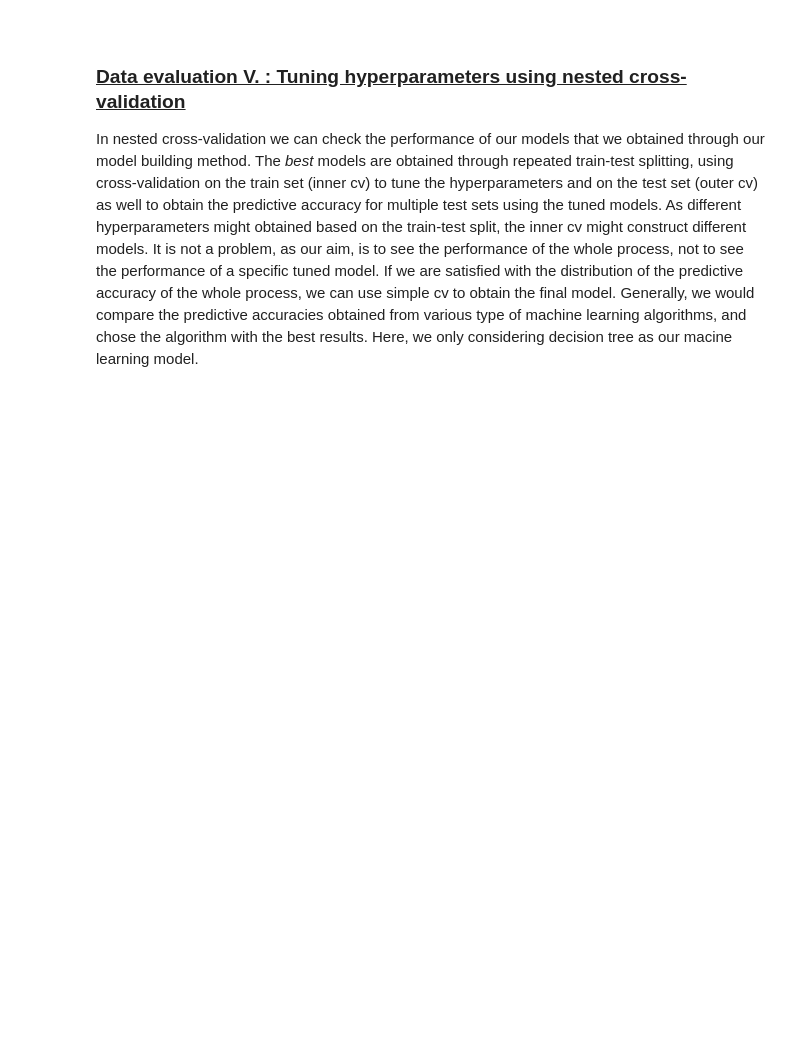
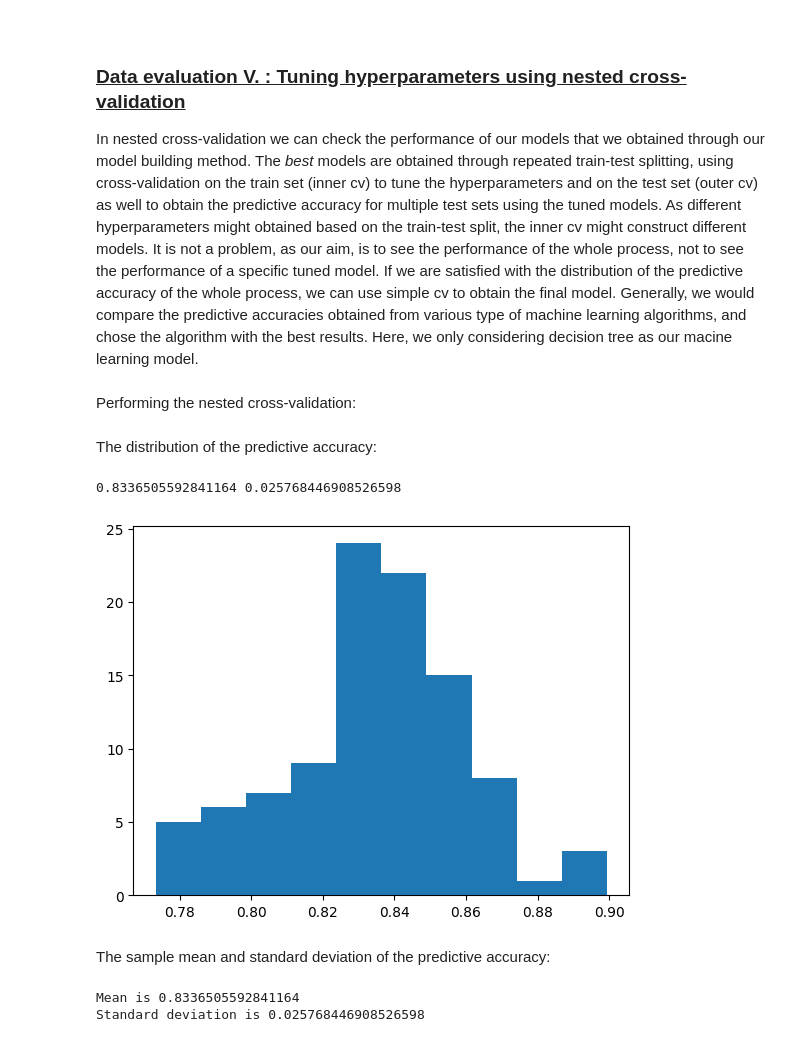
Before and after one commit to MMateo1120/machine_learning_tutorials, a Jupyter notebook: decision_tree.ipynb, the cells around one changed output. Saved outputs shown, nothing was run; the diff lists cells and outputs as text; code cells hidden in the pictures; blank space fills up the shorter version.

```diff
--- a/decision_tree.ipynb
+++ b/decision_tree.ipynb
@@ -780,3 +781,51 @@ plt.show()
 ### <ins>Data evaluation V. : Tuning hyperparameters using nested cross-validation<ins>
 
 In nested cross-validation we can check the performance of our models that we obtained through our model building method. The *best* models are obtained through repeated train-test splitting, using cross-validation on the train set (inner cv) to tune the hyperparameters and on the test set (outer cv) as well to obtain the predictive accuracy for multiple test sets using the tuned models. As different hyperparameters might obtained based on the train-test split, the inner cv might construct different models. It is not a problem, as our aim, is to see the performance of the whole process, not to see the performance of a specific tuned model. If we are satisfied with the distribution of the predictive accuracy of the whole process, we can use simple cv to obtain the final model. Generally, we would compare the predictive accuracies obtained from various type of machine learning algorithms, and chose the algorithm with the best results. Here, we only considering decision tree as our macine learning model.
+# %% [markdown]
+Performing the nested cross-validation:
+# %%
+from sklearn.model_selection import RepeatedKFold
+
+param_grid = {
+    "min_samples_split": [5, 10, 30, 50, 100],
+    "max_depth": [1, 2, 3, 4, 5, 6, 7],
+    "min_samples_leaf": [2, 4, 6, 8, 10, 20, 50],
+}
+best_params = []
+best_scores = []
+best_pred_scores = []
+
+
+outer_cv = RepeatedKFold(n_repeats=20, n_splits=5, random_state=111)
+
+for train, test in outer_cv.split(X, y):
+    X_train, y_train = X.loc[train], y.loc[train]
+    X_test, y_test = X.loc[test], y.loc[test]
+    inner_cv = KFold(n_splits=5, shuffle=True, random_state=111)
+    clf = tree.DecisionTreeClassifier(random_state=111)
+    grid_search = GridSearchCV(
+        estimator=clf, param_grid=param_grid, cv=inner_cv, n_jobs=-1
+    )
+    grid_search.fit(X_train, y_train)
+    best_params.append(grid_search.best_params_)
+    best_scores.append(grid_search.best_score_)
+    clf = grid_search.best_estimator_
+    clf.fit(X_train, y_train)
+    y_test_pred = clf.predict(X_test)
+    best_pred_scores.append(metrics.accuracy_score(y_test, y_test_pred))
+# %% [markdown]
+The distribution of the predictive accuracy:
+# %%
+plt.hist(best_pred_scores)
+# %% [output]
+0.8336505592841164 0.025768446908526598
+[figure, added]
+# %% [markdown]
+The sample mean and standard deviation of the predictive accuracy:
+# %%
+print(f"Mean is {np.mean(best_pred_scores)}"
+      + "\n"
+      + f"Standard deviation is {np.std(best_pred_scores)}")
+# %% [output]
+Mean is 0.8336505592841164
+Standard deviation is 0.025768446908526598
```
Also changed, not shown: parts of 11 cells of this notebook.
